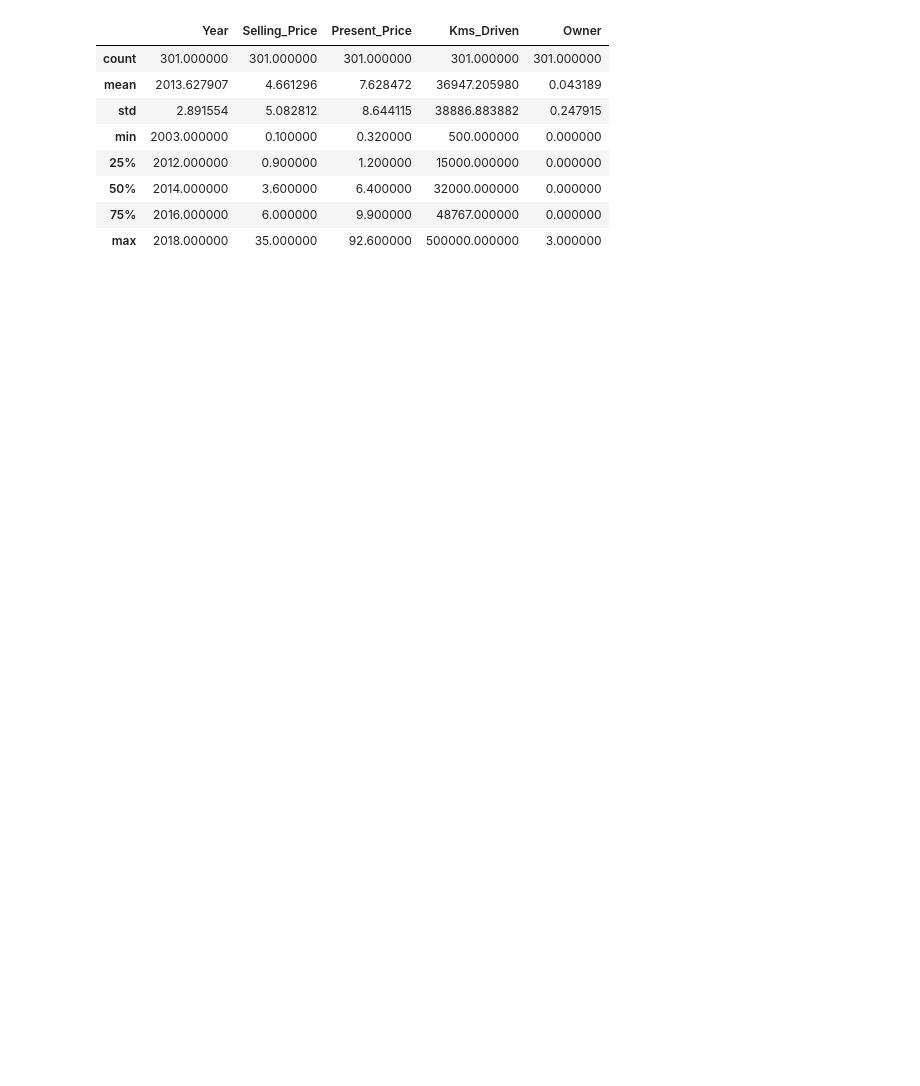
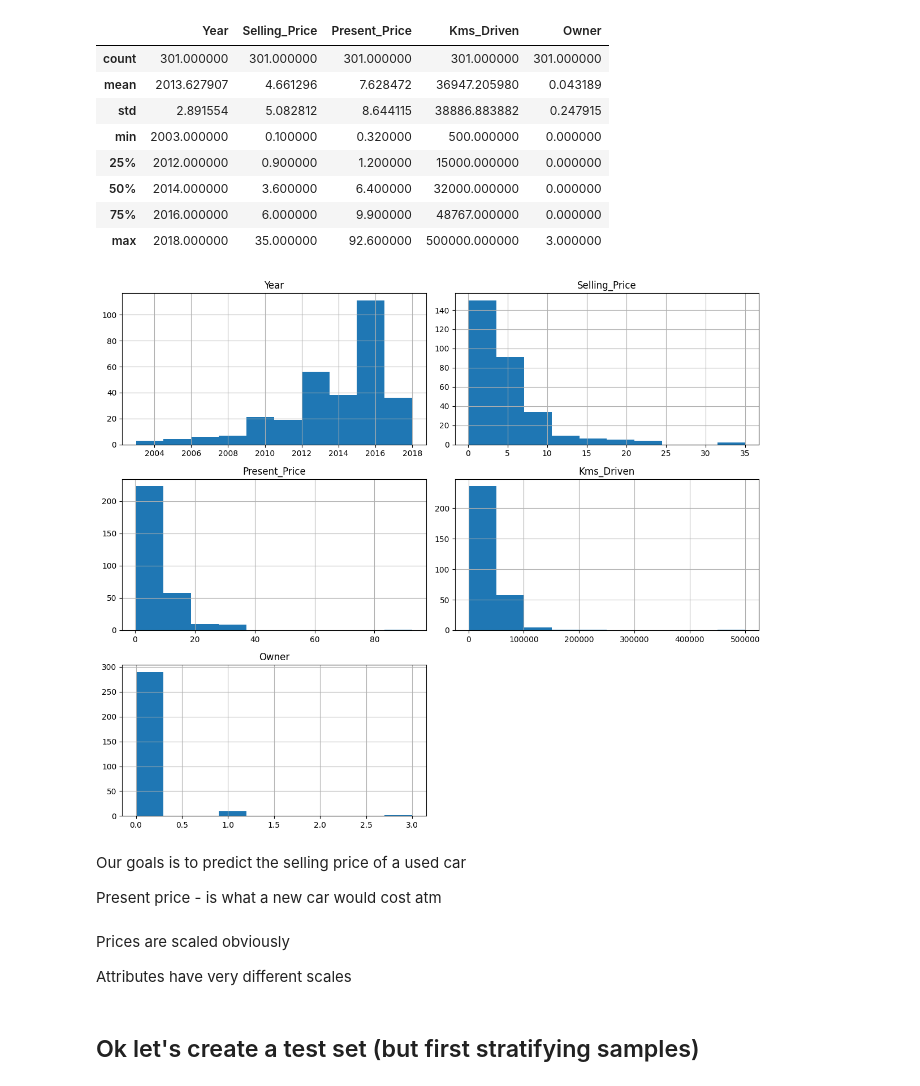
Before and after one commit to JuliaMoa/Machine-Learning, a Jupyter notebook: regression_task_book.ipynb, the cells around one changed output. Saved outputs shown, nothing was run; the diff lists cells and outputs as text; code cells hidden in the pictures; blank space fills up the shorter version.

```diff
--- a/regression_task_book.ipynb
+++ b/regression_task_book.ipynb
@@ -86,3 +124,18 @@ cars_full.describe()
 | 50% | 2014.000000 | 3.600000 | 6.400000 | 32000.000000 | 0.000000 |
 | 75% | 2016.000000 | 6.000000 | 9.900000 | 48767.000000 | 0.000000 |
 | max | 2018.000000 | 35.000000 | 92.600000 | 500000.000000 | 3.000000 |
+# %%
+cars_full.hist(figsize=(12,10))
+plt.tight_layout()
+# %% [output]
+[figure, added]
+# %% [markdown]
+Our goals is to predict the selling price of a used car
+
+Present price - is what a new car would cost atm
+# %% [markdown]
+Prices are scaled obviously
+
+Attributes have very different scales
+# %% [markdown]
+## Ok let's create a test set (but first stratifying samples)
```
Also changed, not shown: parts of 12 cells of this notebook.
